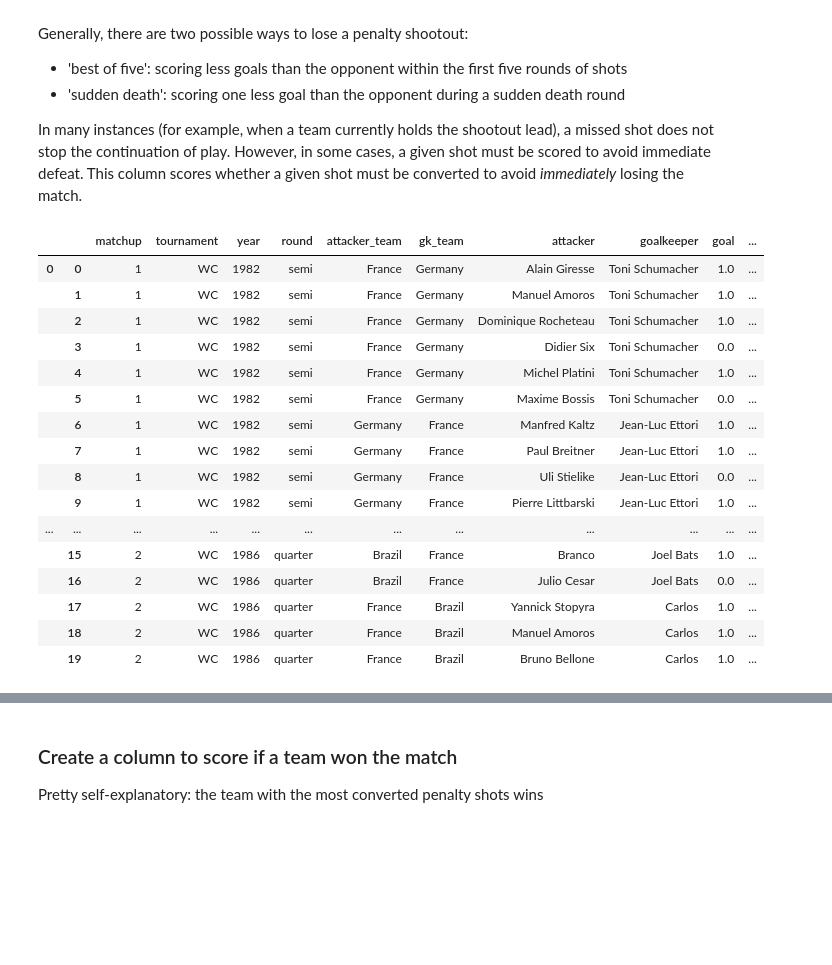
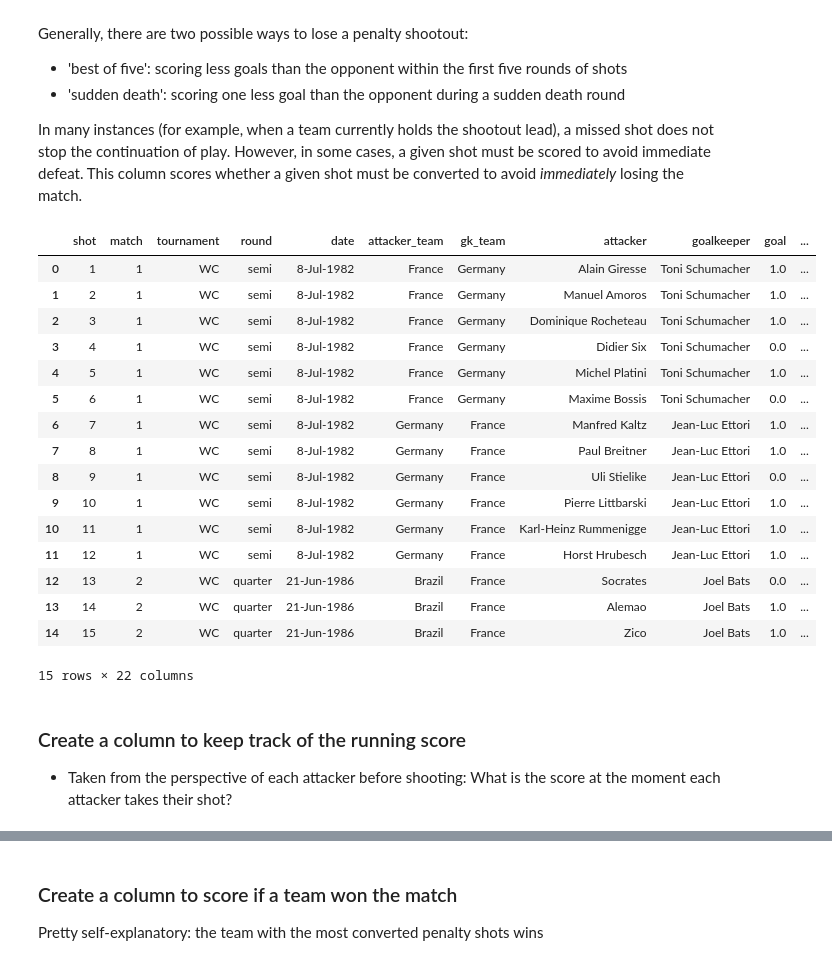
Before and after one commit to bbjohnson6810/penalty_shootouts, a Jupyter notebook: 01_setup/add_columns_to_pk_df.ipynb, the cells around one changed output, grey strips where cells are left out. Cells and saved outputs as stored; diff of their text form; code cells hidden in the pictures; blank space fills up the shorter version.

```diff
--- a/01_setup/add_columns_to_pk_df.ipynb
+++ b/01_setup/add_columns_to_pk_df.ipynb
@@ -14,5 +14,9 @@ import numpy as np
 import plotly.express as px
 # %%
 pk = pd.read_csv("../00_data/01_raw/pks_raw.csv")
+
+# remove rows with unknown shot values
+pk = pk[pk['goal'].notna()]
+
 pk.head()
 # %% [output]
@@ -80,9 +94,6 @@ Generally, there are two possible ways to win a penalty shootout:
 In some instances, a converted goal could win the match if the other team misses the following shot. This column ignores such cases that depend on the outcome of the opponent's future performance and scores whether a given shot could *immediately* win the match.
 # %%
 def could_win(df):
-
-    # drop rows with unknown shot results
-    df = df.dropna()
 
     # subsets for each team
     team_1 = df[df['take_first'] == 1] # the team that takes first
@@ -184,7 +195,7 @@ def could_win(df):
 
     return df
 # %%
-# apply the function to each matchup
-pk = pk.groupby('matchup', as_index = False).apply(could_win)
-pk.head(20)
+# apply the function to each match
+pk = pk.groupby('match', as_index = False).apply(could_win)
+pk.head(15)
 # %% [output]
@@ -214,9 +225,6 @@ Generally, there are two possible ways to lose a penalty shootout:
 In many instances (for example, when a team currently holds the shootout lead), a missed shot does not stop the continuation of play. However, in some cases, a given shot must be scored to avoid immediate defeat. This column scores whether a given shot must be converted to avoid *immediately* losing the match.
 # %%
 def must_survive(df):
-
-    # drop rows with unknown shot results
-    df = df.dropna()
 
     # subsets for each team
     team_1 = df[df['take_first'] == 1] # the team that takes first
@@ -318,24 +326,27 @@ def must_survive(df):
 
     return df
 # %%
-# apply the function to each matchup
-pk = pk.groupby('matchup', as_index = False).apply(must_survive)
-pk.head(20)
+# apply the function to each match
+pk = pk.groupby('match', as_index = False).apply(must_survive)
+pk.head(15)
 # %% [output]
-|  |  | matchup | tournament | year | round | attacker_team | gk_team | attacker | goalkeeper | goal | ... |
-| 0 | 0 | 1 | WC | 1982 | semi | France | Germany | Alain Giresse | Toni Schumacher | 1.0 | ... |
-|  | 1 | 1 | WC | 1982 | semi | France | Germany | Manuel Amoros | Toni Schumacher | 1.0 | ... |
-|  | 2 | 1 | WC | 1982 | semi | France | Germany | Dominique Rocheteau | Toni Schumacher | 1.0 | ... |
-|  | 3 | 1 | WC | 1982 | semi | France | Germany | Didier Six | Toni Schumacher | 0.0 | ... |
-|  | 4 | 1 | WC | 1982 | semi | France | Germany | Michel Platini | Toni Schumacher | 1.0 | ... |
-|  | 5 | 1 | WC | 1982 | semi | France | Germany | Maxime Bossis | Toni Schumacher | 0.0 | ... |
-|  | 6 | 1 | WC | 1982 | semi | Germany | France | Manfred Kaltz | Jean-Luc Ettori | 1.0 | ... |
-|  | 7 | 1 | WC | 1982 | semi | Germany | France | Paul Breitner | Jean-Luc Ettori | 1.0 | ... |
-|  | 8 | 1 | WC | 1982 | semi | Germany | France | Uli Stielike | Jean-Luc Ettori | 0.0 | ... |
-|  | 9 | 1 | WC | 1982 | semi | Germany | France | Pierre Littbarski | Jean-Luc Ettori | 1.0 | ... |
-| ... | ... | ... | ... | ... | ... | ... | ... | ... | ... | ... | ... |
-|  | 15 | 2 | WC | 1986 | quarter | Brazil | France | Branco | Joel Bats | 1.0 | ... |
-|  | 16 | 2 | WC | 1986 | quarter | Brazil | France | Julio Cesar | Joel Bats | 0.0 | ... |
-|  | 17 | 2 | WC | 1986 | quarter | France | Brazil | Yannick Stopyra | Carlos | 1.0 | ... |
-|  | 18 | 2 | WC | 1986 | quarter | France | Brazil | Manuel Amoros | Carlos | 1.0 | ... |
-|  | 19 | 2 | WC | 1986 | quarter | France | Brazil | Bruno Bellone | Carlos | 1.0 | ... |
+|  | shot | match | tournament | round | date | attacker_team | gk_team | attacker | goalkeeper | goal | ... |
+| 0 | 1 | 1 | WC | semi | 8-Jul-1982 | France | Germany | Alain Giresse | Toni Schumacher | 1.0 | ... |
+| 1 | 2 | 1 | WC | semi | 8-Jul-1982 | France | Germany | Manuel Amoros | Toni Schumacher | 1.0 | ... |
+| 2 | 3 | 1 | WC | semi | 8-Jul-1982 | France | Germany | Dominique Rocheteau | Toni Schumacher | 1.0 | ... |
+| 3 | 4 | 1 | WC | semi | 8-Jul-1982 | France | Germany | Didier Six | Toni Schumacher | 0.0 | ... |
+| 4 | 5 | 1 | WC | semi | 8-Jul-1982 | France | Germany | Michel Platini | Toni Schumacher | 1.0 | ... |
+| 5 | 6 | 1 | WC | semi | 8-Jul-1982 | France | Germany | Maxime Bossis | Toni Schumacher | 0.0 | ... |
+| 6 | 7 | 1 | WC | semi | 8-Jul-1982 | Germany | France | Manfred Kaltz | Jean-Luc Ettori | 1.0 | ... |
+| 7 | 8 | 1 | WC | semi | 8-Jul-1982 | Germany | France | Paul Breitner | Jean-Luc Ettori | 1.0 | ... |
+| 8 | 9 | 1 | WC | semi | 8-Jul-1982 | Germany | France | Uli Stielike | Jean-Luc Ettori | 0.0 | ... |
+| 9 | 10 | 1 | WC | semi | 8-Jul-1982 | Germany | France | Pierre Littbarski | Jean-Luc Ettori | 1.0 | ... |
+| 10 | 11 | 1 | WC | semi | 8-Jul-1982 | Germany | France | Karl-Heinz Rummenigge | Jean-Luc Ettori | 1.0 | ... |
+| 11 | 12 | 1 | WC | semi | 8-Jul-1982 | Germany | France | Horst Hrubesch | Jean-Luc Ettori | 1.0 | ... |
+| 12 | 13 | 2 | WC | quarter | 21-Jun-1986 | Brazil | France | Socrates | Joel Bats | 0.0 | ... |
+| 13 | 14 | 2 | WC | quarter | 21-Jun-1986 | Brazil | France | Alemao | Joel Bats | 1.0 | ... |
+| 14 | 15 | 2 | WC | quarter | 21-Jun-1986 | Brazil | France | Zico | Joel Bats | 1.0 | ... |
+15 rows × 22 columns
+# %% [markdown]
+### Create a column to keep track of the running score
+- Taken from the perspective of each attacker before shooting: What is the score at the moment each attacker takes their shot?
```
Also changed, not shown: parts of 16 cells of this notebook, 3 other files.
